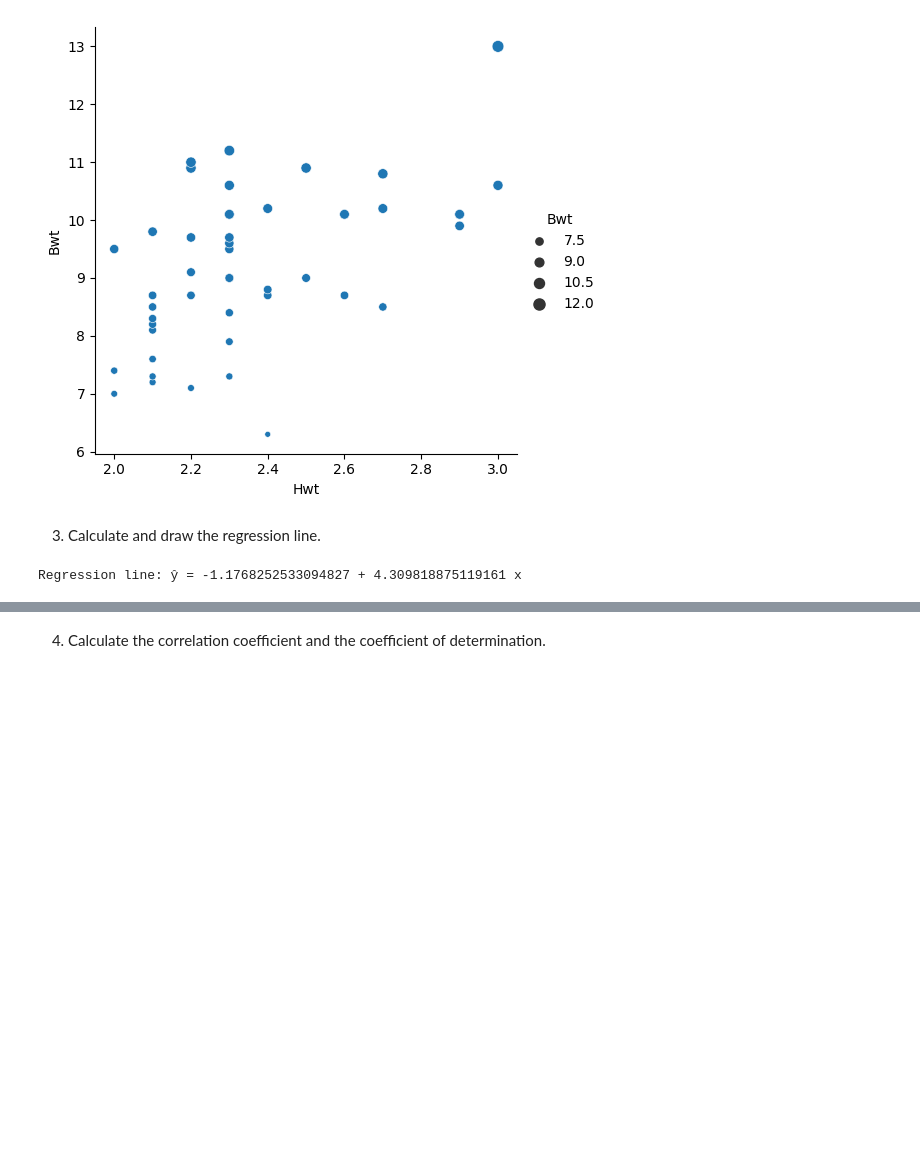
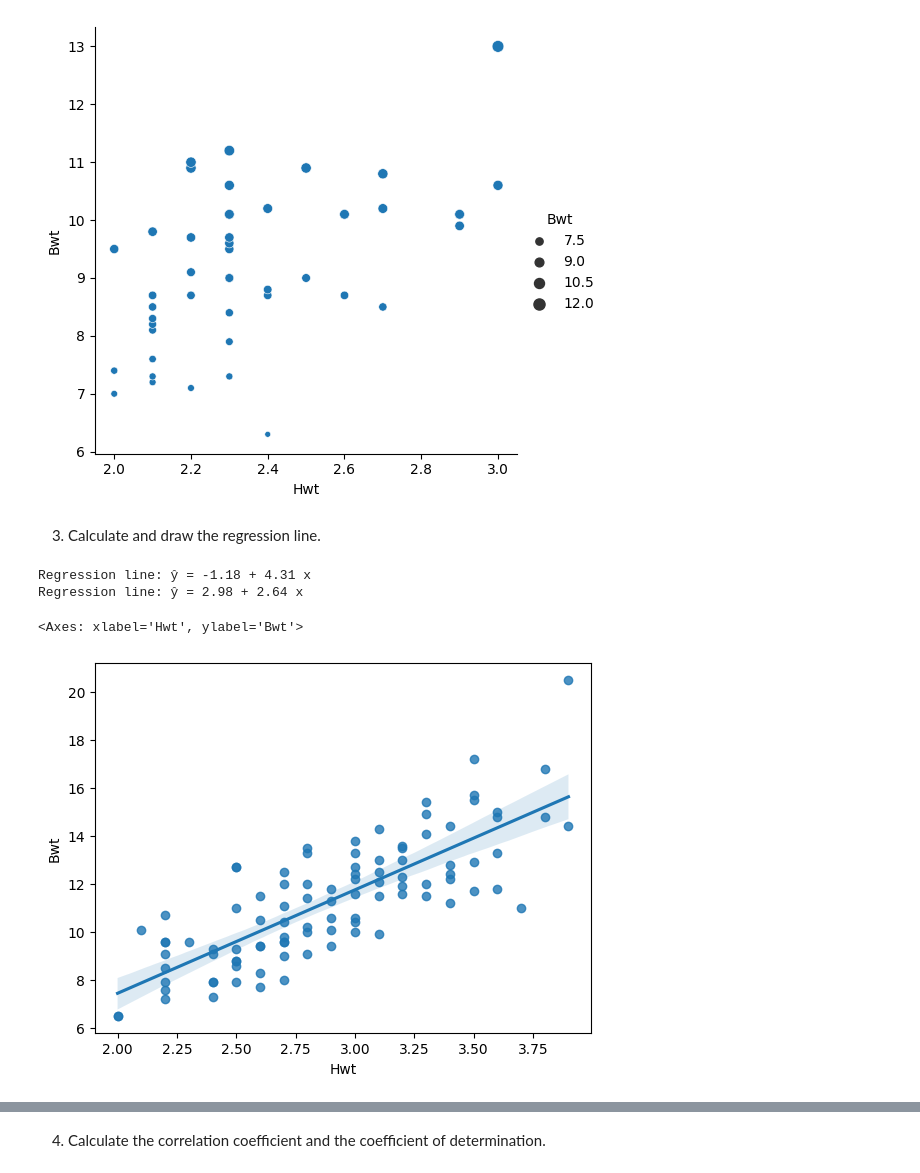
Before and after one commit to lrobyns/dsai-labs, a Jupyter notebook: 6-regression-analyis/labs_regression_analysis.ipynb, the cells around one changed output, grey strips where cells are left out. Saved outputs shown, nothing was run; the diff lists cells and outputs as text; code cells hidden in the pictures; blank space fills up the shorter version.

```diff
--- a/6-regression-analyis/labs_regression_analysis.ipynb
+++ b/6-regression-analyis/labs_regression_analysis.ipynb
@@ -116,9 +109,27 @@ print(f"R² = {cor **2}")
-# %%
-#Females
-#Correlation coefficient
-cor = np.corrcoef(cats_female.Hwt, cats_female.Bwt)[0][1]
-print(f"R = {cor}")
-#Coefficient of determination (Correlation coefficient squared)
-print(f"R² = {cor **2}")
-# %% [output]
-Regression line: ŷ = -1.1768252533094827 + 4.309818875119161 x
+# %%
+
+#Calculation of regression line SIMPLE METHOD
+from sklearn.linear_model import LinearRegression
+#Males
+x = cats_male.Hwt.values.reshape(-1,1)
+y = cats_male.Bwt
+
+model = LinearRegression().fit(x, y)
+
+print(f"Regression line: ŷ = {model.intercept_:.2f} + {model.coef_[0]:.2f} x")
+#Females
+x = cats_female.Hwt.values.reshape(-1,1)
+y = cats_female.Bwt
+
+model = LinearRegression().fit(x, y)
+
+print(f"Regression line: ŷ = {model.intercept_:.2f} + {model.coef_[0]:.2f} x")
+# %% [output]
+Regression line: ŷ = -1.18 + 4.31 x
+Regression line: ŷ = 2.98 + 2.64 x
+# %%
+#Males
+sns.regplot(x=cats_male.Hwt, y=cats_male.Bwt)
+# %% [output]
+<Axes: xlabel='Hwt', ylabel='Bwt'>
+[figure, added]
```
Also changed, not shown: parts of 19 cells of this notebook.
